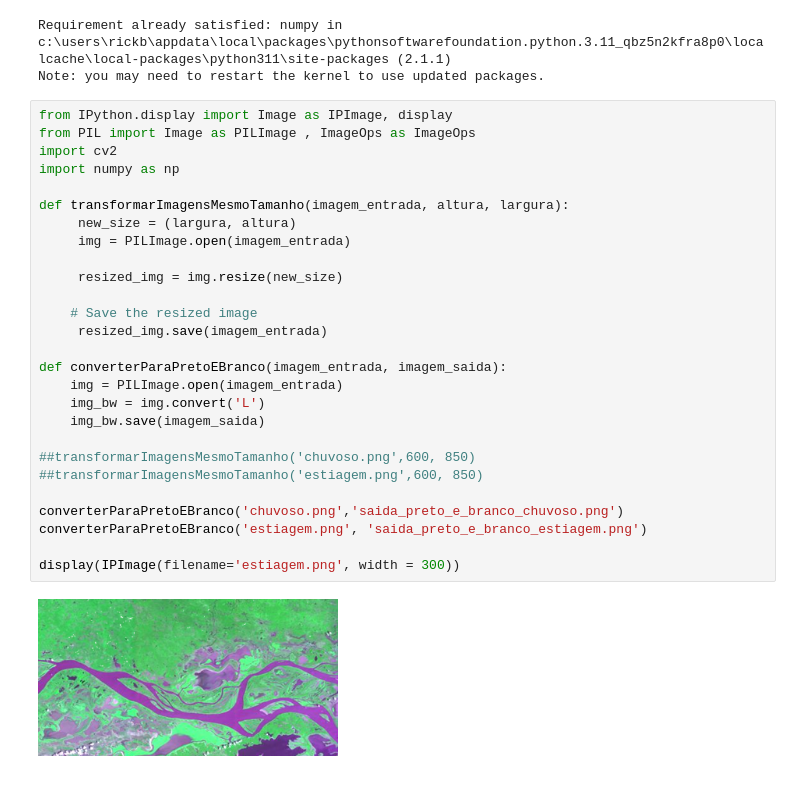
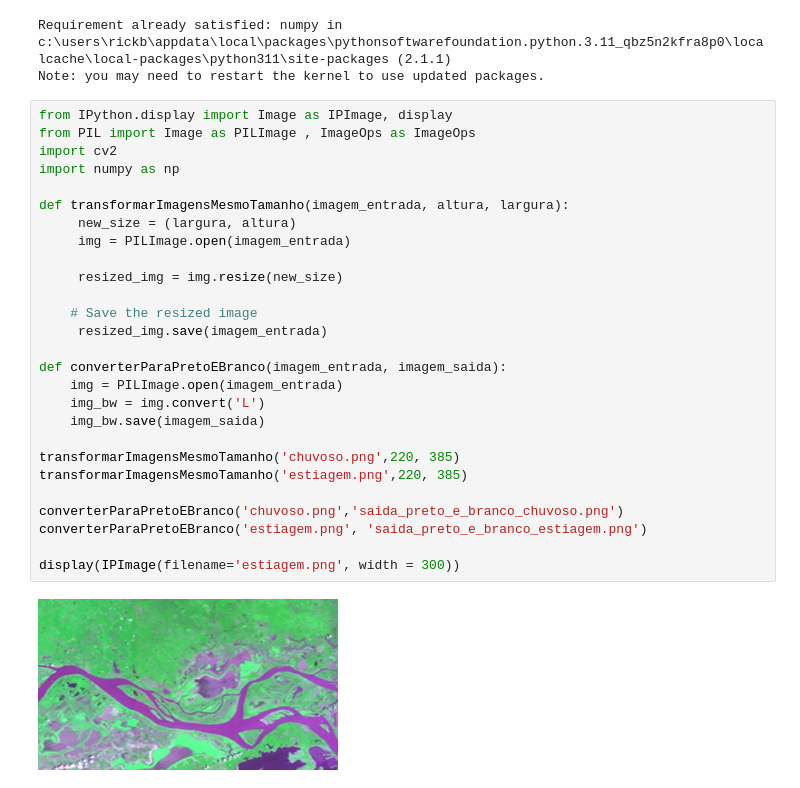
Before and after one commit to guilhermeMilani/operadores-morfologicos, a Jupyter notebook: OperadoresMorfologicos.ipynb, the cells around one changed output. Drawn from its saved outputs; the diff is of its cells as text.

```diff
--- a/OperadoresMorfologicos.ipynb
+++ b/OperadoresMorfologicos.ipynb
@@ -19,32 +19,32 @@ Note: you may need to restart the kernel to use updated packages.
 # %%
 from IPython.display import Image as IPImage, display
 from PIL import Image as PILImage , ImageOps as ImageOps
 import cv2
 import numpy as np
 
 def transformarImagensMesmoTamanho(imagem_entrada, altura, largura):
      new_size = (largura, altura)
      img = PILImage.open(imagem_entrada)
 
      resized_img = img.resize(new_size)
 
     # Save the resized image
      resized_img.save(imagem_entrada)
 
 def converterParaPretoEBranco(imagem_entrada, imagem_saida):
     img = PILImage.open(imagem_entrada)
     img_bw = img.convert('L')
     img_bw.save(imagem_saida)
 
-##transformarImagensMesmoTamanho('chuvoso.png',600, 850)
-##transformarImagensMesmoTamanho('estiagem.png',600, 850)
+transformarImagensMesmoTamanho('chuvoso.png',220, 385)
+transformarImagensMesmoTamanho('estiagem.png',220, 385)
 
 converterParaPretoEBranco('chuvoso.png','saida_preto_e_branco_chuvoso.png')
 converterParaPretoEBranco('estiagem.png', 'saida_preto_e_branco_estiagem.png')
 
 display(IPImage(filename='estiagem.png', width = 300))
 # %% [output]
-[figure, old version]
+[figure, new version]
 # %%
 display(IPImage(filename='saida_preto_e_branco_estiagem.png', width = 300))
 display(IPImage(filename='saida_preto_e_branco_chuvoso.png', width = 300))
```
Also changed, not shown: parts of 8 cells of this notebook, 15 other files.
